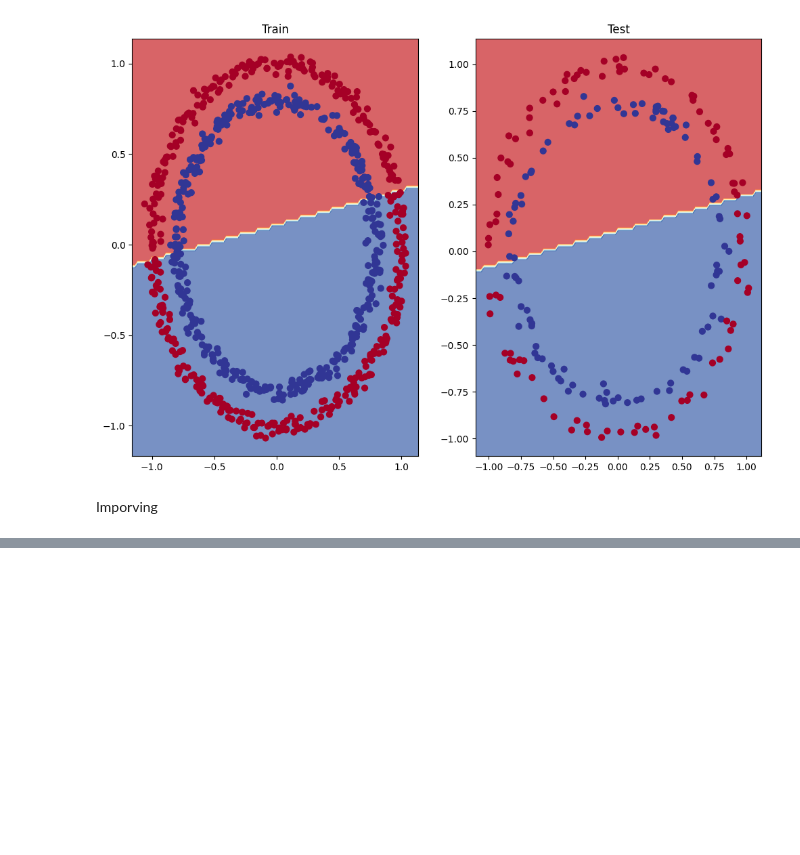
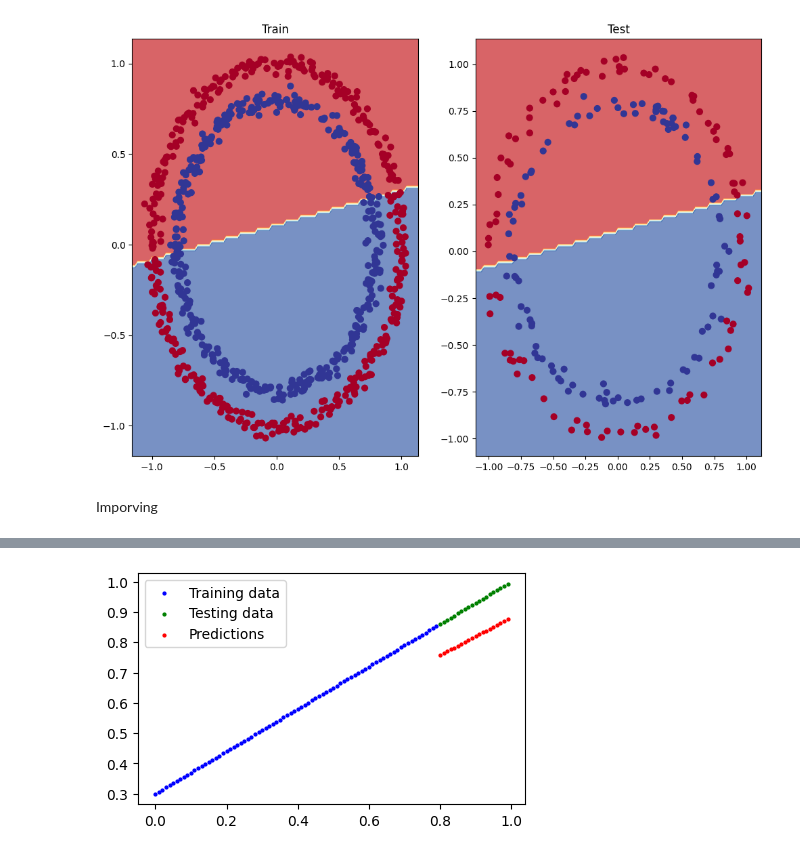
Before and after one commit to kuanmol/aimldl, a Jupyter notebook: PYTORCH/pytorch-classification.ipynb, the cells around one changed output, grey strips where cells are left out. Saved outputs shown, nothing was run; the diff lists cells and outputs as text; code cells hidden in the pictures; blank space fills up the shorter version.

```diff
--- a/PYTORCH/pytorch-classification.ipynb
+++ b/PYTORCH/pytorch-classification.ipynb
@@ -301,0 +399,7 @@ model_1
+# %%
+model2 = nn.Sequential(
+    nn.Linear(in_features=1, out_features=10),
+    nn.Linear(in_features=10, out_features=10),
+    nn.Linear(in_features=10, out_features=1)
+).to(device)
+model2
@@ -301,0 +468,17 @@ model_1
+# %%
+# Turn on evaluation mode
+model2.eval()
+
+# Make predictions (inference)
+with torch.inference_mode():
+    y_preds = model2(x_test_regression)
+
+# Plot data and predictions with data on the CPU (matplotlib can't handle data on the GPU)
+# (try removing .cpu() from one of the below and see what happens)
+plot_predictions(train_data=x_train_regression.cpu(),
+                 train_labels=y_train_regression.cpu(),
+                 test_data=x_test_regression.cpu(),
+                 test_labels=y_test_regression.cpu(),
+                 predictions=y_preds.cpu());
+# %% [output]
+[figure, added]
```
Also changed, not shown: parts of 17 cells of this notebook.
